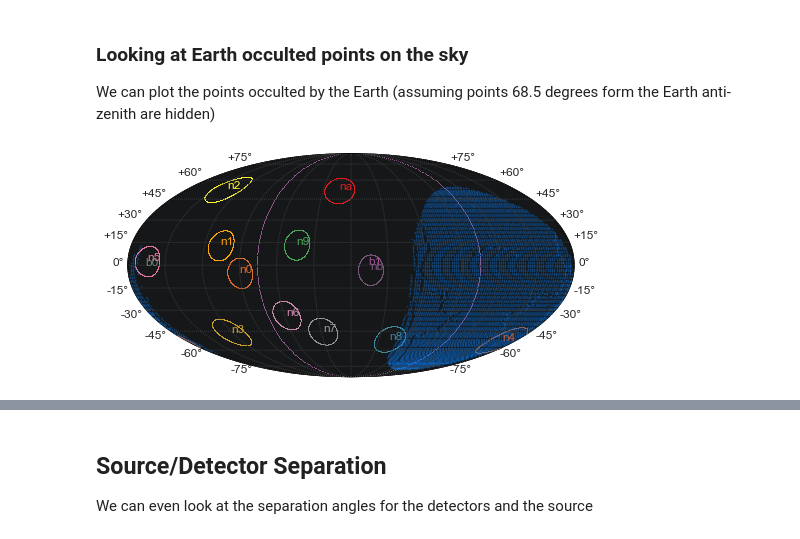
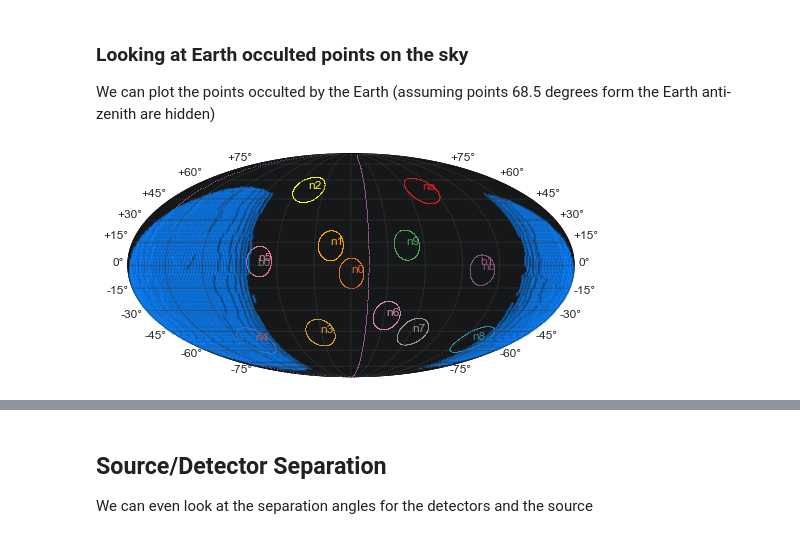
Before and after one commit to grburgess/gbmgeometry, a Jupyter notebook: examples/demo.ipynb, the cells around one changed output, grey strips where cells are left out. Drawn from its saved outputs; the diff is of its cells as text; code cells hidden in the pictures.

```diff
--- a/examples/demo.ipynb
+++ b/examples/demo.ipynb
@@ -195,9 +195,9 @@ Warning: Cannot label parallels on Orthographic basemap
 
 We can plot the points occulted by the Earth (assuming points 68.5 degrees form the Earth anti-zenith are hidden)
 # %%
-myGBM.detector_plot(radius=10,show_earth=True)
+myGBM.detector_plot(radius=10,show_earth=True,lon_0=90)
 # %% [output]
-[figure, old version]
+[figure, new version]
 # %%
 myGBM.detector_plot(radius=10,lon_0=100,show_earth=True,projection='ortho')
 # %% [output]
```
Also changed, not shown: parts of 2 cells of this notebook, 1 other file.
